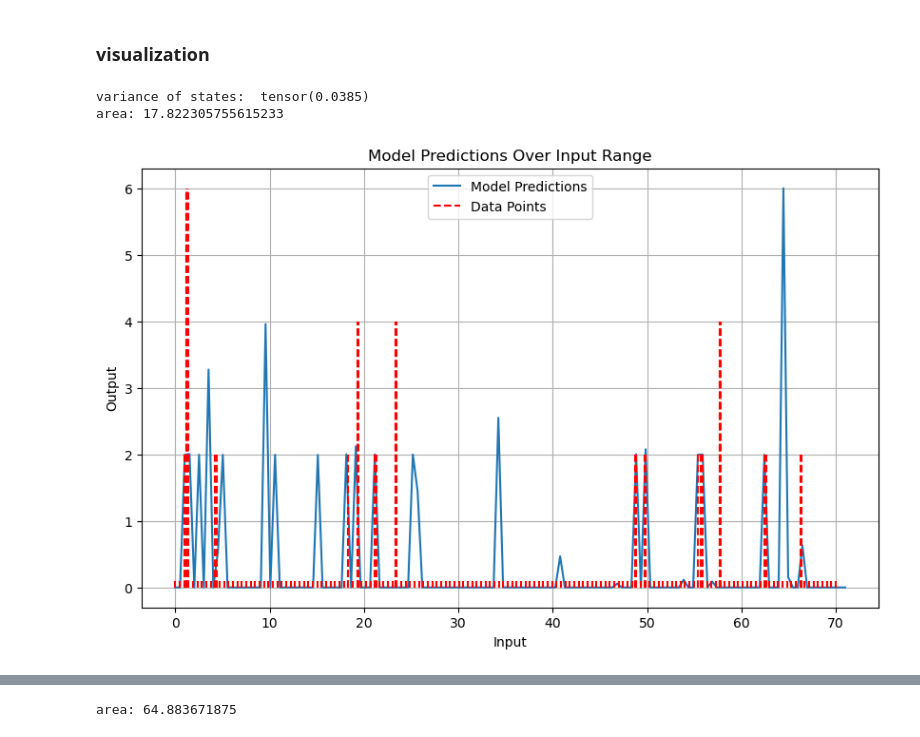
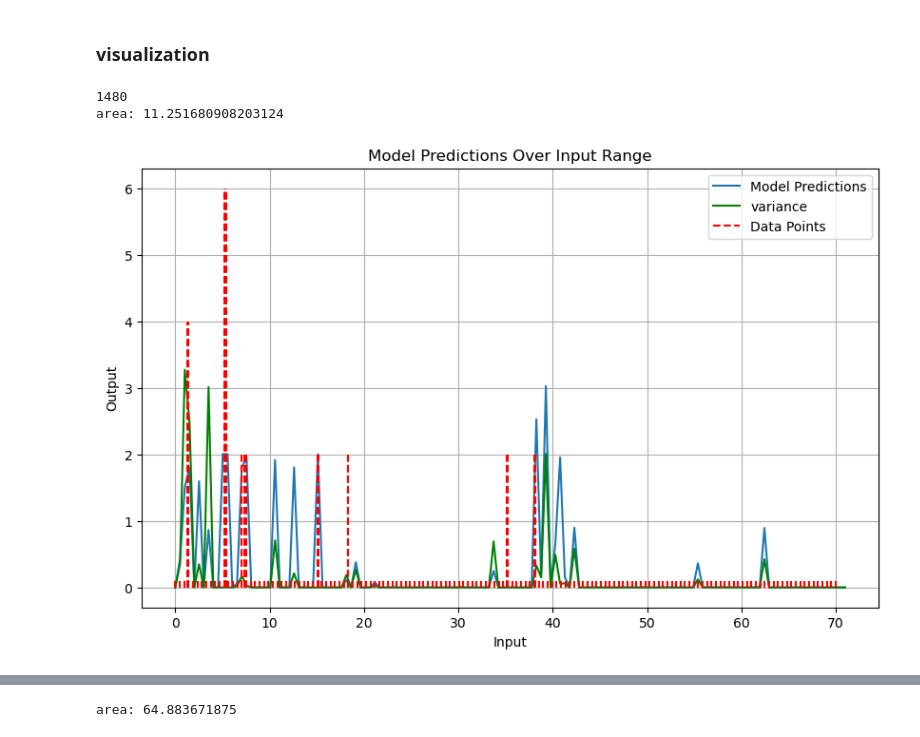
Before and after one commit to Thahit/Recommender_Sim, a Jupyter notebook: notebooks/explore_training.ipynb, the cells around one changed output, grey strips where cells are left out. Saved outputs shown, nothing was run; the diff lists cells and outputs as text; code cells hidden in the pictures.

Commit message:
visualize bayesian

```diff
--- a/notebooks/explore_training.ipynb
+++ b/notebooks/explore_training.ipynb
@@ -182,11 +182,13 @@ dataloader_list = []
 for user in list_of_dicts:
     timestamps = user["timestamps"]
     means, logvars = user["user_means"], user["user_vars_log"]
+    extras = {"user_id":user["user_id"]}
+    print(user["user_id"])
     dataset_for_user = TimestepFrequencyDataset(timestamps, num_random_points=num_negatives)
 
     dataloader = DataLoader(dataset_for_user, batch_size=batchsize, shuffle=not train_sorted
                         )
-    dataloader_list.append([dataloader, means, logvars])
+    dataloader_list.append([dataloader, means, logvars, extras])
     #steps_per_epoch += len(dataset) // batchsize
     #if len(dataset) % batchsize != 0:
     #    steps_per_epoch += 1
@@ -204,11 +229,14 @@ for user in list_of_dicts:
 # %% [markdown]
 ## Density
 # %%
-width=128
-state_consistancy_training = True
-intensity = {"model_hyp": {"layer_width": [width for _ in range(3)]}}
+width = 64
+use_variational_nn = True
+state_consistancy_training = False
+intensity = {"model_hyp": {"layer_width": [width for _ in range(3)],
+                           "bayesian": use_variational_nn,
+                           }}
 state_dict = {"model_hyp": {"layer_width": [width for _ in range(4)],
-                            "noise": 0},
+                            "noise": 0, "bayesian": use_variational_nn,},
             }
 
 timecheat = False
@@ -290,8 +320,11 @@ NameError: name 'cycycyc' is not defined
 # %% [markdown]
 ### visualization
 # %%
-selected_user = 14
-dataloader, variational_means, variational_logvar = dataloader_list[selected_user]
+# 11, 10, 4, 0, 13
+# good ones: 4=491? , 13=2290,
+selected_user = 15
+dataloader, variational_means, variational_logvar, extras = dataloader_list[selected_user]
+print(extras["user_id"])
 dataset = dataloader.dataset
 x_range = np.linspace(0, 71, 71*2)  # Adjust the range as needed
 x_range_tensor = torch.tensor(x_range, dtype=torch.float32).unsqueeze(1)
@@ -301,37 +334,56 @@ with torch.no_grad():
         raise NotImplementedError
         state = torch.zeros((1, state_size))
 
         predictions = []
         for el in x_range:
             out = model(state, el)
             predictions.append(out[0])
     else:
-        state = torch.tensor(variational_means).repeat(len(x_range),1)
-        predictions, states = model(state, x_range_tensor, return_new_state=True)
-        predictions = predictions.numpy()
-        print("variance of states: ", torch.var(states))
+        if use_variational_nn:
+            predictions_list = []
+            for _ in range(20):
+                state = torch.tensor(variational_means).repeat(len(x_range),1)
+                predictions, states = model(state, x_range_tensor, return_new_state=True)
+                predictions = predictions.numpy()
+                predictions_list.append(predictions)
+                #print("variance of states: ", torch.var(states))
+            predictions_list = np.stack(predictions_list)
+            predictions = np.mean(predictions_list, axis=0)
+            var = np.var(predictions_list, axis=0)
+            cond = (0.1>var) | (var <.01)
+            #predictions = np.where(cond , predictions, 0)
+
+
+        else:
+            state = torch.tensor(variational_means).repeat(len(x_range),1)
+            predictions, states = model(state, x_range_tensor, return_new_state=True)
+            predictions = predictions.numpy()
+            #print("variance of states: ", torch.var(states))
 
 print(f"area: {np.sum(predictions)*(72/200)}")
 # Plot the results
 plt.figure(figsize=(10, 6))
 plt.plot(x_range, predictions, label='Model Predictions')
+
+if use_variational_nn:
+    plt.plot(x_range, var, label='variance', color="green")
 
 for i in range(len(dataset)):
     sample = dataset[i]
     x_pos= sample['timestep'].item()
     height = torch.where(sample['frequency']>0, sample['frequency'], .1).item()
     plt.plot([x_pos, x_pos], [0, height], linestyle='--', color='red')
 
 plt.plot([0, 0], [0, 0], color='red', linestyle='--', alpha=1.0, label='Data Points')
 
 #plt.scatter(x_train.numpy(), y_train.numpy(), color='red', label='Training Data')
 plt.xlabel('Input')
 plt.ylabel('Output')
 plt.title('Model Predictions Over Input Range')
 plt.legend()
 plt.grid(True)
 plt.show()
 # %% [output]
-variance of states:  tensor(0.0385)
-area: 17.822305755615233
+1480
+area: 11.251680908203124
-[figure, old version]
+[figure, new version]
```
Also changed, not shown: parts of 10 cells of this notebook.
